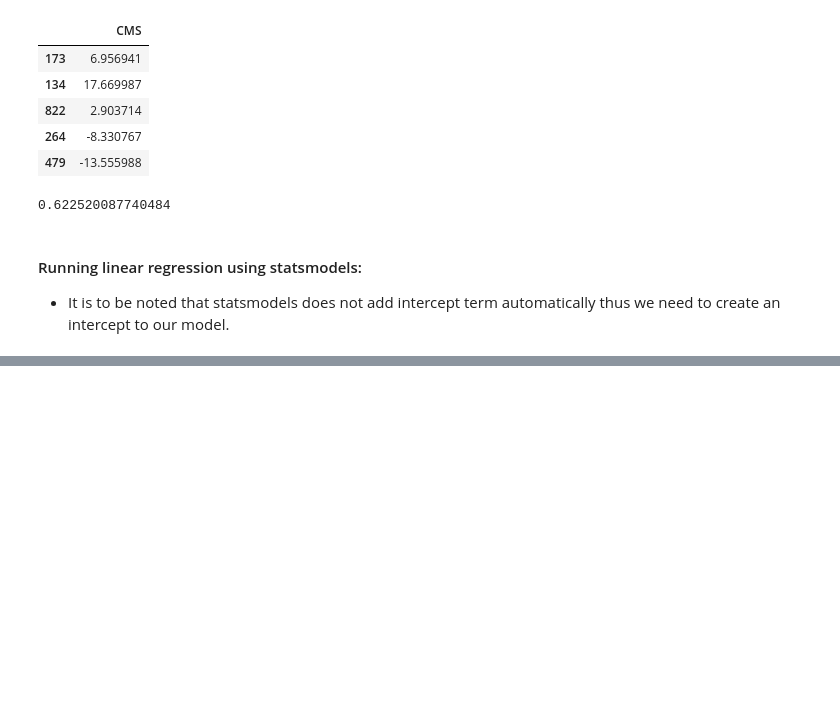
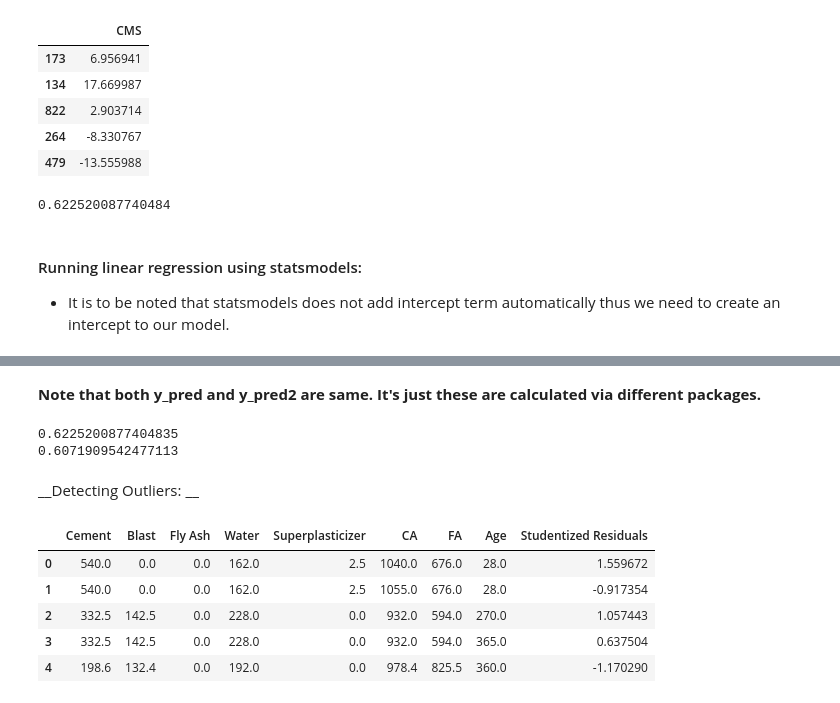
Before and after one commit to TJ-DS/MachineLearning, a Jupyter notebook: LinearRegression/LinerRegression_Understanding.ipynb, the cells around one changed output, grey strips where cells are left out. Drawn from its saved outputs; the diff is of its cells as text; code cells hidden in the pictures; blank space fills up the shorter version.

```diff
--- a/LinearRegression/LinerRegression_Understanding.ipynb
+++ b/LinearRegression/LinerRegression_Understanding.ipynb
@@ -716,0 +892,34 @@ import statsmodels.formula.api as smf
+# %% [markdown]
+__Note that both y_pred and y_pred2 are same. It's just these are calculated via different packages.__
+# %%
+import numpy as np
+y_test = pd.to_numeric(y_test.CMS, errors='coerce')
+RSS = np.sum((y_pred2 - y_test)**2)
+y_mean = np.mean(y_test)
+TSS = np.sum((y_test - y_mean)**2)
+R2 = 1 - RSS/TSS
+print(R2)
+
+n=X_test.shape[0]
+p=X_test.shape[1] - 1
+
+adj_rsquared = 1 - (1 - R2) * ((n - 1)/(n-p-1))
+print(adj_rsquared)
+# %% [output]
+0.6225200877404835
+0.6071909542477113
+# %% [markdown]
+__Detecting Outliers: __
+# %%
+influence = lm2.get_influence()
+resid_student = influence.resid_studentized_external
+# %%
+resid = pd.concat([x_train,pd.Series(resid_student,name = "Studentized Residuals")],axis = 1)
+resid.head()
+# %% [output]
+|  | Cement | Blast | Fly Ash | Water | Superplasticizer | CA | FA | Age | Studentized Residuals |
+| 0 | 540.0 | 0.0 | 0.0 | 162.0 | 2.5 | 1040.0 | 676.0 | 28.0 | 1.559672 |
+| 1 | 540.0 | 0.0 | 0.0 | 162.0 | 2.5 | 1055.0 | 676.0 | 28.0 | -0.917354 |
+| 2 | 332.5 | 142.5 | 0.0 | 228.0 | 0.0 | 932.0 | 594.0 | 270.0 | 1.057443 |
+| 3 | 332.5 | 142.5 | 0.0 | 228.0 | 0.0 | 932.0 | 594.0 | 365.0 | 0.637504 |
+| 4 | 198.6 | 132.4 | 0.0 | 192.0 | 0.0 | 978.4 | 825.5 | 360.0 | -1.170290 |
```
Also changed, not shown: parts of 42 cells of this notebook, 8 other files.
